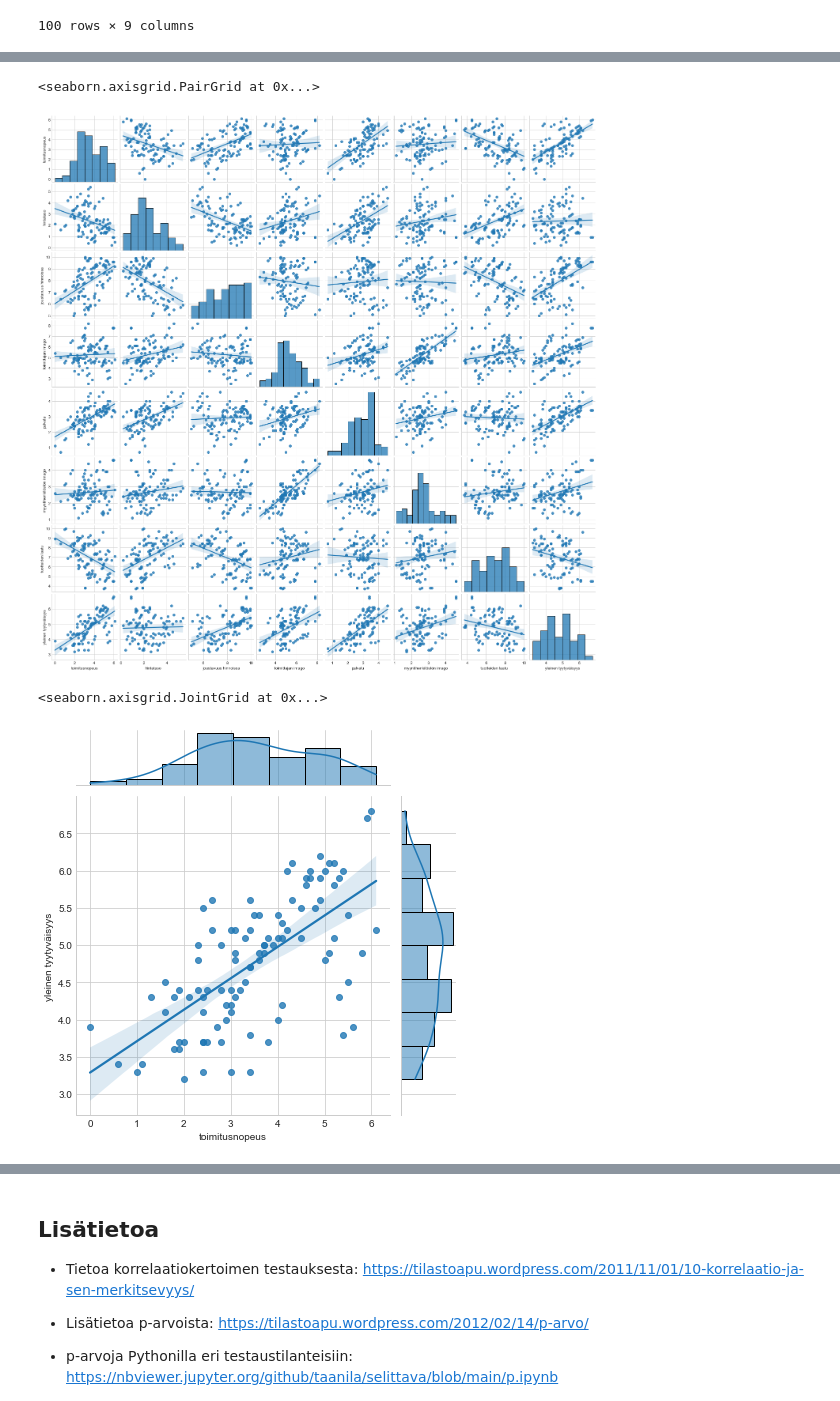
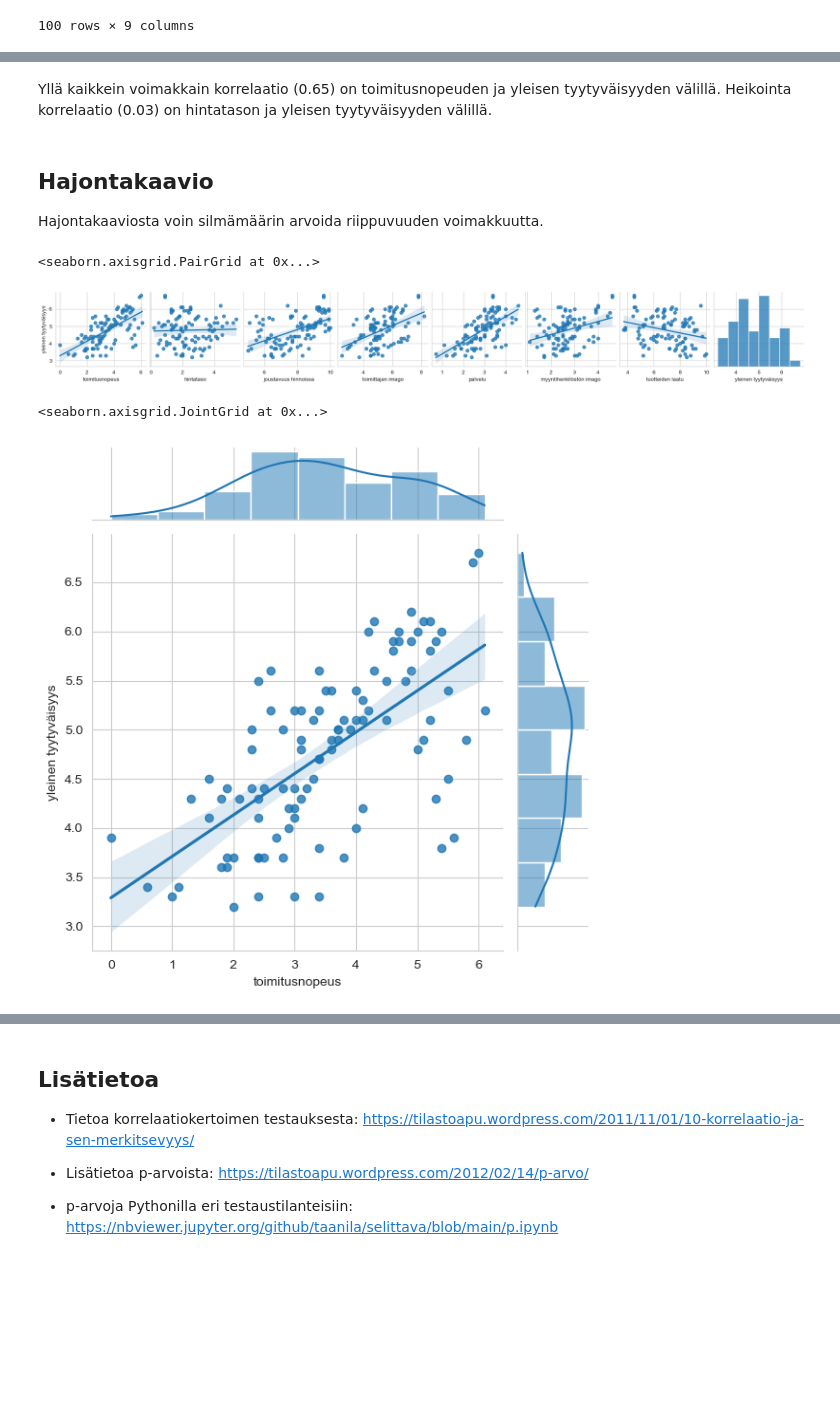
Before and after one commit to taanila/selittava, a Jupyter notebook: korrelaatio.ipynb, the cells around one changed output, grey strips where cells are left out. Cells and saved outputs as stored; diff of their text form; code cells hidden in the pictures; blank space fills up the shorter version.

Commit message:
Korrelaatiokerroin ja hajontakaavio

```diff
--- a/korrelaatio.ipynb
+++ b/korrelaatio.ipynb
@@ -12,6 +12,12 @@ import pandas as pd
 import matplotlib.pyplot as plt
 import seaborn as sns
 
-plt.style.use('seaborn-whitegrid')
+# pairplotin ja jointplotin näkyvyydessä voi esiintyä ongelmia ilman seuraavaa
+%matplotlib inline
+
+# Korrelaation merkitsevyyden testaukseen
+from scipy.stats import pearsonr
+
+sns.set_style('whitegrid')
 # %%
 # Data, jossa yritysasiakkaiden mielikuvia tavarantoimittajayrityksestä
@@ -58,17 +63,21 @@ sns.heatmap(df.corr(), annot=True)
+# %% [markdown]
+Yllä kaikkein voimakkain korrelaatio (0.65) on toimitusnopeuden ja yleisen tyytyväisyyden välillä. Heikointa korrelaatio (0.03) on hintatason ja yleisen tyytyväisyyden välillä.
+# %% [markdown]
+## Hajontakaavio
+
+Hajontakaaviosta voin silmämäärin arvoida riippuvuuden voimakkuutta.
 # %%
-# Korrelaatioiden visuaalinen tarkastelu hajontakaavioina
-# Pairplotin laskeminen näin monesta muuttujasta kestää hetken aikaa
 # kind-parametrin arvo 'reg' lisää mukaan trendiviivat
-sns.pairplot(df, kind='reg')
+sns.pairplot(df, y_vars='yleinen tyytyväisyys', kind='reg')
 # %% [output]
 <seaborn.axisgrid.PairGrid at 0x...>
-[figure, old version]
+[figure, new version]
 # %%
 # Yksittäisen muuttujaparin tarkastelu hajontakaaviona
 sns.jointplot(data=df, x='toimitusnopeus', y='yleinen tyytyväisyys', kind='reg')
 # %% [output]
 <seaborn.axisgrid.JointGrid at 0x...>
-[figure, old version]
+[figure, new version]
 # %% [markdown]
 ## Ovatko korrelaatiokertoimet tilastollisesti merkitseviä?
 
```
Also changed, not shown: parts of 11 cells of this notebook.
